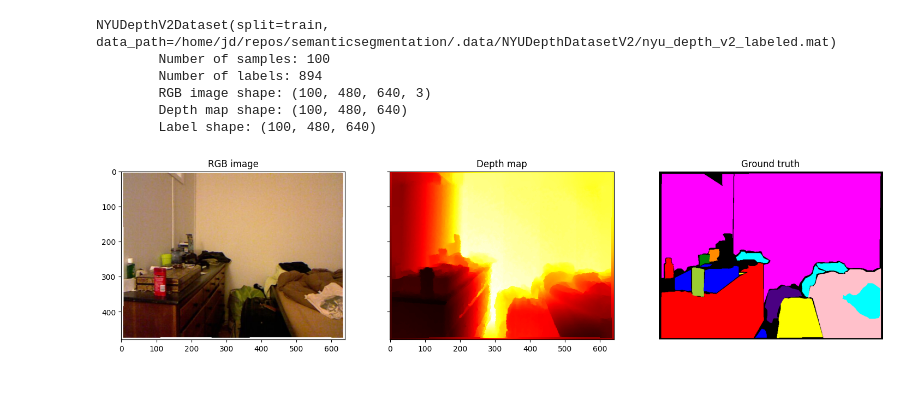
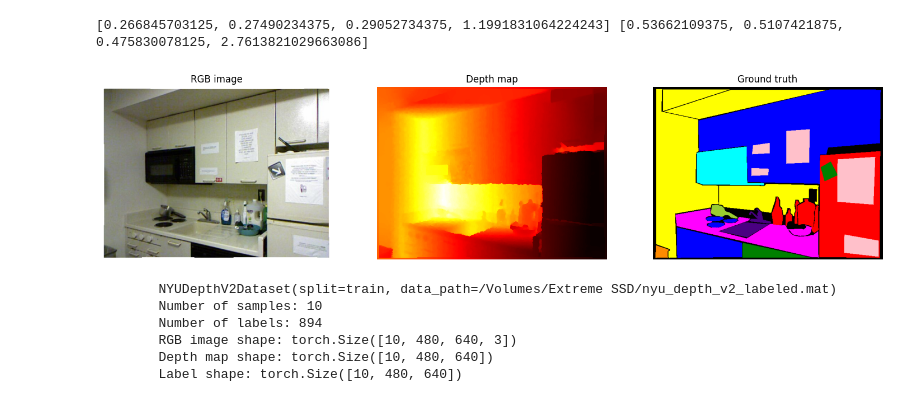
Before and after one commit to JanDuchscherer104/prjML-SemanticSegmentation, a Jupyter notebook: datasets/test.ipynb, the cells around one changed output. Drawn from its saved outputs; the diff is of its cells as text; code cells hidden in the pictures.

Commit message:
adapt nyuv2 dataset class, change folder names

```diff
--- a/datasets/test.ipynb
+++ b/datasets/test.ipynb
@@ -132,3 +158,11 @@ class NYUDepthV2Dataset(Dataset):
 
     def label_id2name(self, label_id):
         return self.class_names[label_id]
+# %%
+dataset = NYUDepthV2Dataset(
+    data_path="/Volumes/Extreme SSD/nyu_depth_v2_labeled.mat",
+    transform=RGBDTransform,
+    num_samples=10
+)
+# %% [output]
+[0.266845703125, 0.27490234375, 0.29052734375, 1.1991831064224243] [0.53662109375, 0.5107421875, 0.475830078125, 2.7613821029663086]
@@ -135,15 +177,11 @@ class NYUDepthV2Dataset(Dataset):
 # %%
-dataset = NYUDepthV2Dataset()
-train_set, test_set = dataset.split_dataset()
+dataset.visualize_rnd_sample()
 print(dataset)
 # %% [output]
+[figure, added]
-NYUDepthV2Dataset(split=train, data_path=/home/jd/repos/semanticsegmentation/.data/NYUDepthDatasetV2/nyu_depth_v2_labeled.mat)
-        Number of samples: 100
+        NYUDepthV2Dataset(split=train, data_path=/Volumes/Extreme SSD/nyu_depth_v2_labeled.mat)
+        Number of samples: 10
         Number of labels: 894
-        RGB image shape: (100, 480, 640, 3)
-        Depth map shape: (100, 480, 640)
-        Label shape: (100, 480, 640)
+        RGB image shape: torch.Size([10, 480, 640, 3])
+        Depth map shape: torch.Size([10, 480, 640])
+        Label shape: torch.Size([10, 480, 640])
-# %%
-dataset.visualize_rnd_sample()
-# %% [output]
-[figure, removed]
```
Also changed, not shown: parts of 3 cells of this notebook, 5 other files.
